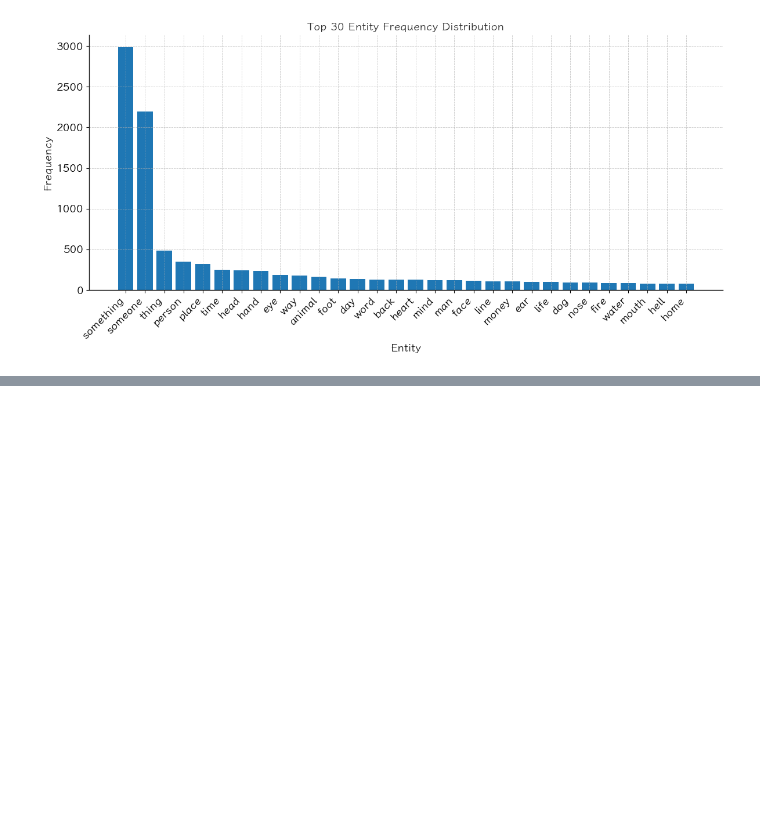
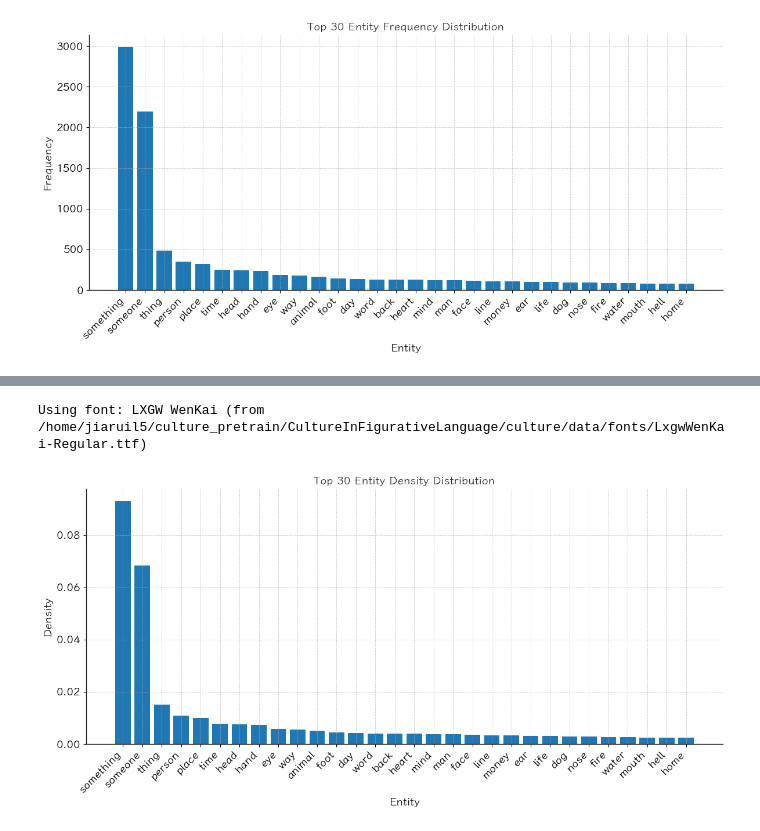
Before and after one commit to jiarui-liu/CultureInFigurativeLanguage, a Jupyter notebook: src/culture/analysis/notebooks/entity_clustering.ipynb, the cells around one changed output, grey strips where cells are left out. Cells and saved outputs as stored; diff of their text form; code cells hidden in the pictures; blank space fills up the shorter version.

```diff
--- a/src/culture/analysis/notebooks/entity_clustering.ipynb
+++ b/src/culture/analysis/notebooks/entity_clustering.ipynb
@@ -40,0 +55,6 @@ Using font: LXGW WenKai (from /home/jiaruil5/culture_pretrain/CultureInFigurativ
+# %%
+# Plot entity distribution for Chinese idioms
+plot_entity_distribution(entity_counters["en"], top_k=30, src_lang="en", density=True, total_idioms=total_idioms["en"])
+# %% [output]
+Using font: LXGW WenKai (from /home/jiaruil5/culture_pretrain/CultureInFigurativeLanguage/culture/data/fonts/LxgwWenKai-Regular.ttf)
+[figure, added]
```
Also changed, not shown: parts of 3 cells of this notebook, 14 other files.
